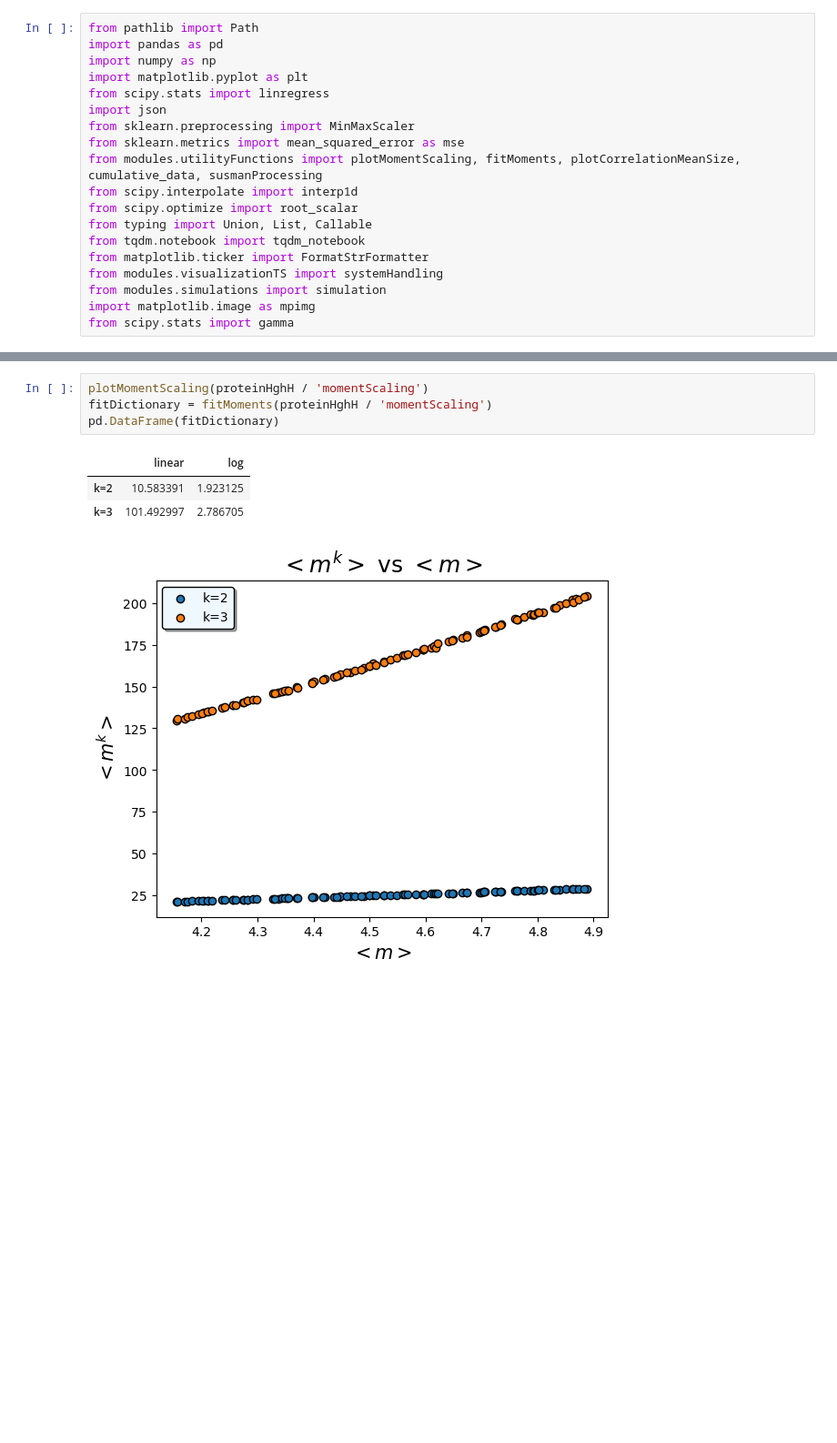
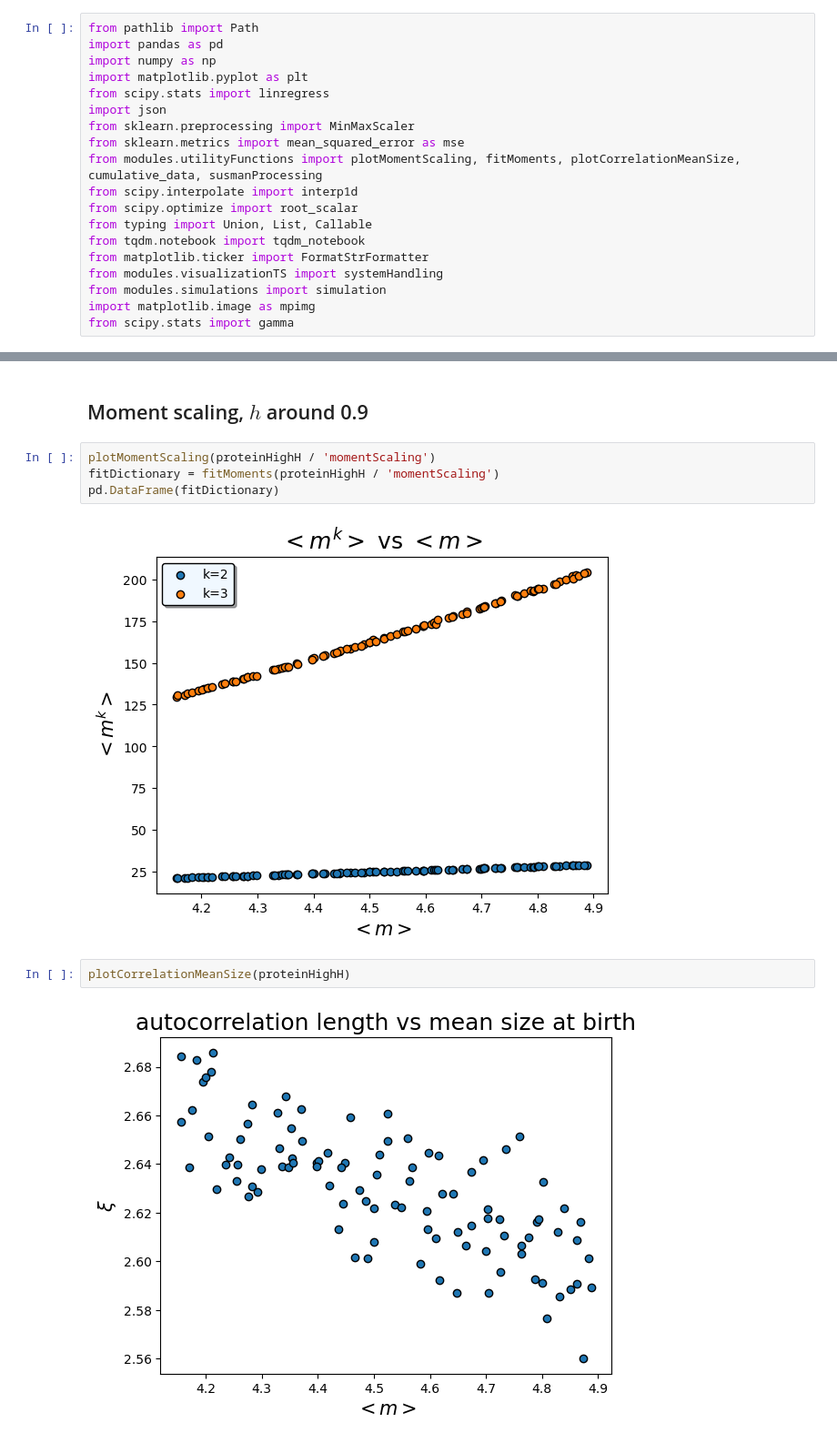
Before and after one commit to tommasoamico/masterThesis, a Jupyter notebook: code/pythonApp/visualization6.ipynb, the cells around one changed output, grey strips where cells are left out. Shown: that part at 91% size. Cells and saved outputs as stored; diff of their text form; blank space fills up the shorter version.

```diff
--- a/code/pythonApp/visualization6.ipynb
+++ b/code/pythonApp/visualization6.ipynb
@@ -23,9 +73,12 @@ proteinHghH = dataPath / 'calibratedModel' / 'highH'
+# %% [markdown]
+## Moment scaling, $h$ around 0.9
 # %%
-plotMomentScaling(proteinHghH / 'momentScaling')
-fitDictionary = fitMoments(proteinHghH / 'momentScaling')
+plotMomentScaling(proteinHighH / 'momentScaling')
+fitDictionary = fitMoments(proteinHighH / 'momentScaling')
 pd.DataFrame(fitDictionary)
 # %% [output]
-|  | linear | log |
-| k=2 | 10.583391 | 1.923125 |
-| k=3 | 101.492997 | 2.786705 |
 [figure]
+# %%
+plotCorrelationMeanSize(proteinHighH)
+# %% [output]
+[figure, added]
```
Also changed, not shown: parts of 11 cells of this notebook.
